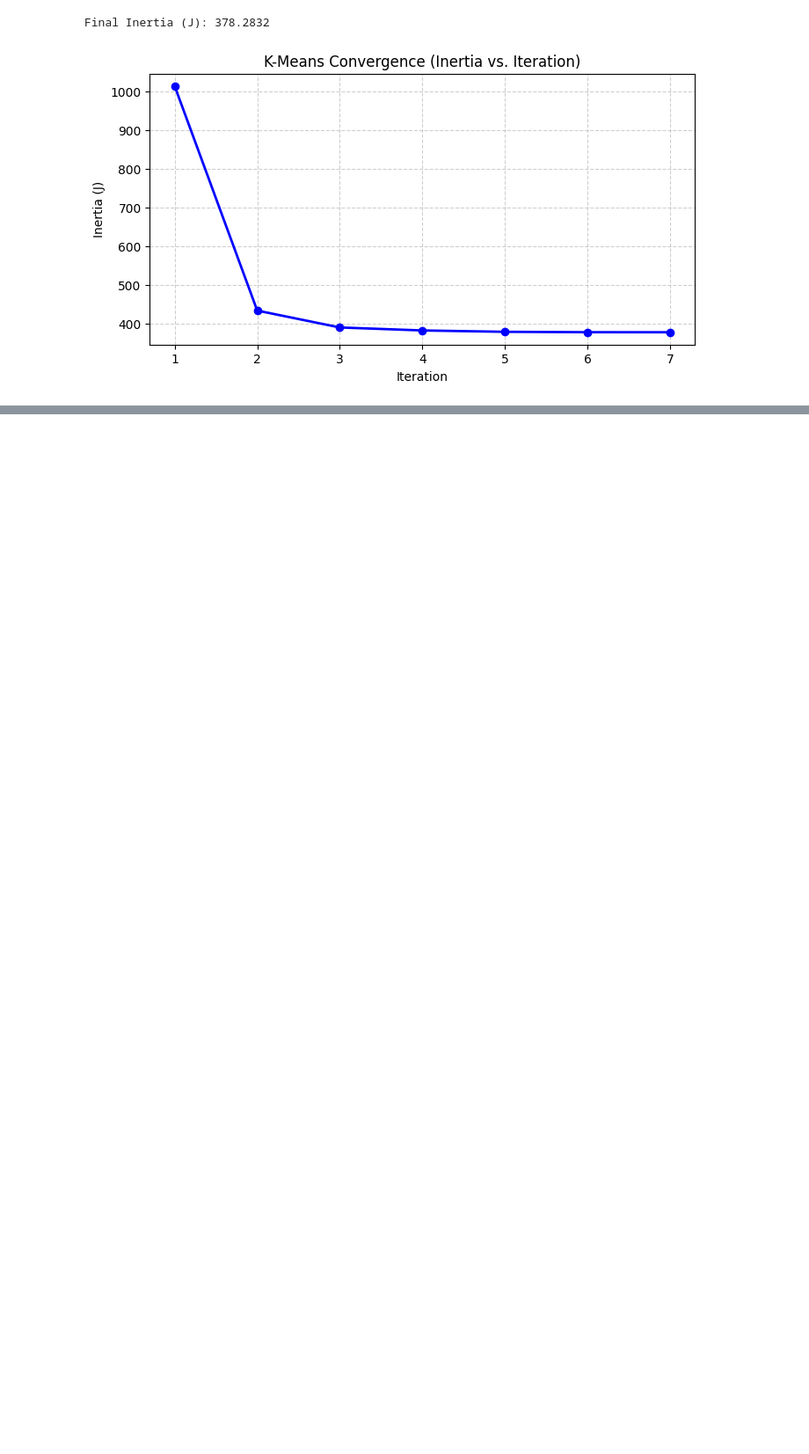
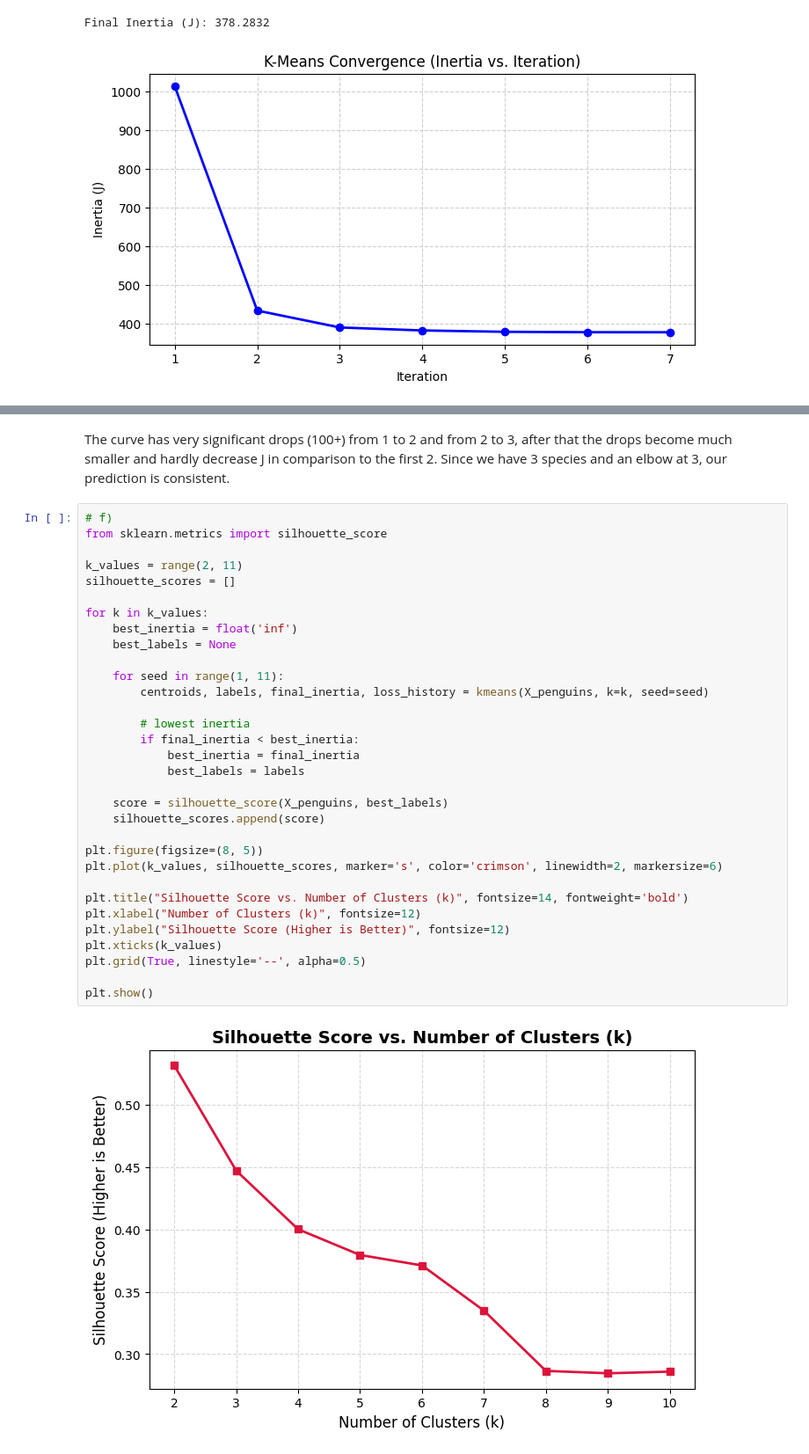
Before and after one commit to Pedro-Langone/EC146, a Jupyter notebook: hw3/hw3_3.ipynb, the cells around one changed output, grey strips where cells are left out. Shown at 88% size. Cells and saved outputs as stored; diff of their text form; blank space fills up the shorter version.

```diff
--- a/hw3/hw3_3.ipynb
+++ b/hw3/hw3_3.ipynb
@@ -189,0 +294,36 @@ Final Inertia (J): 378.2832
+# %% [markdown]
+The curve has very significant drops (100+) from 1 to 2 and from 2 to 3, after that the drops become much smaller and hardly decrease J in comparison to the first 2. Since we have 3 species and an elbow at 3, our prediction is consistent.
+# %%
+# f)
+from sklearn.metrics import silhouette_score
+
+k_values = range(2, 11)
+silhouette_scores = []
+
+for k in k_values:
+    best_inertia = float('inf')
+    best_labels = None
+
+    for seed in range(1, 11):
+        centroids, labels, final_inertia, loss_history = kmeans(X_penguins, k=k, seed=seed)
+
+        # lowest inertia
+        if final_inertia < best_inertia:
+            best_inertia = final_inertia
+            best_labels = labels
+
+    score = silhouette_score(X_penguins, best_labels)
+    silhouette_scores.append(score)
+
+plt.figure(figsize=(8, 5))
+plt.plot(k_values, silhouette_scores, marker='s', color='crimson', linewidth=2, markersize=6)
+
+plt.title("Silhouette Score vs. Number of Clusters (k)", fontsize=14, fontweight='bold')
+plt.xlabel("Number of Clusters (k)", fontsize=12)
+plt.ylabel("Silhouette Score (Higher is Better)", fontsize=12)
+plt.xticks(k_values)
+plt.grid(True, linestyle='--', alpha=0.5)
+
+plt.show()
+# %% [output]
+[figure, added]
```
Also changed, not shown: parts of 13 cells of this notebook.
